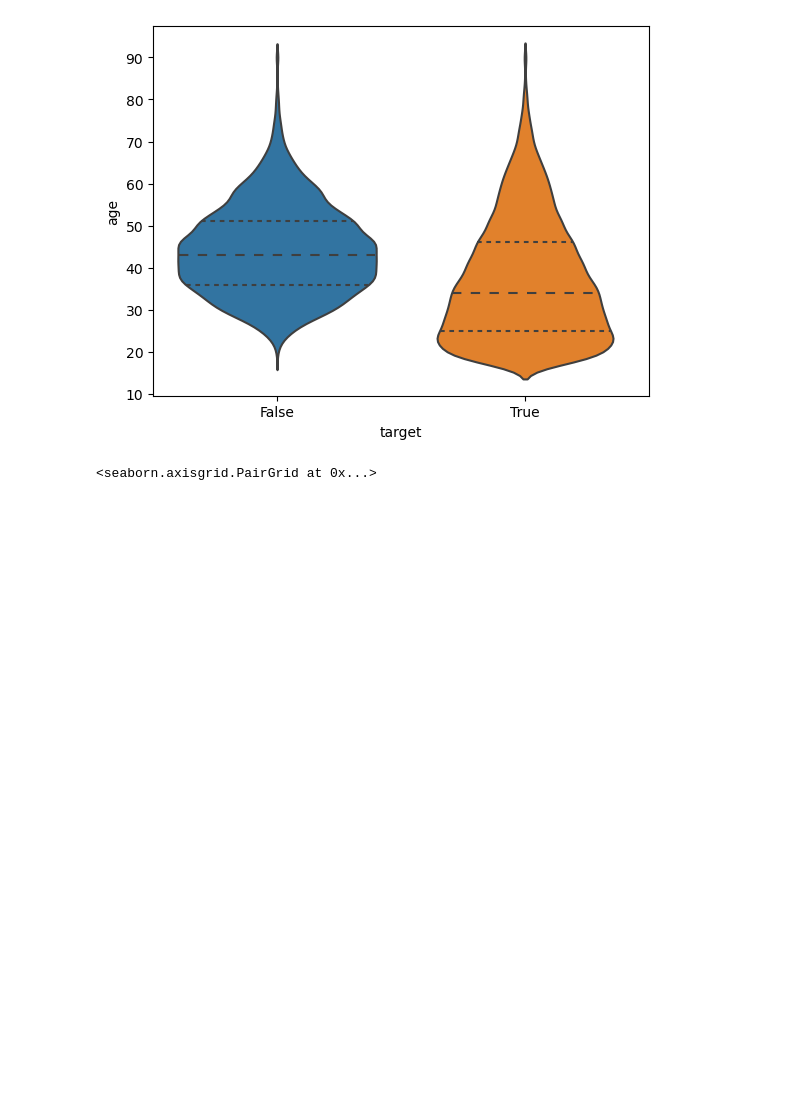
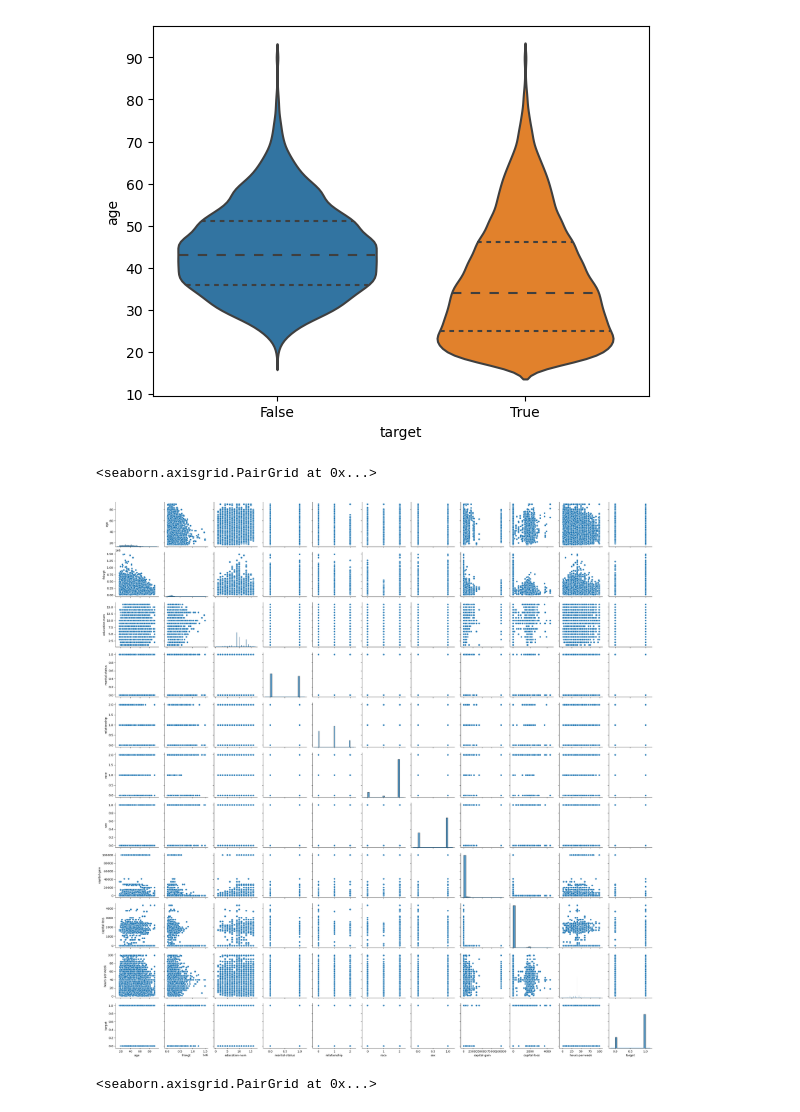
Before and after one commit to MR-ARMA/ML-Learning-Journey, a Jupyter notebook: Machine Learning/Data_Visualisation_sns/Clean_and_Visualize_Adult_Data.ipynb, the cells around one changed output. Drawn from its saved outputs; the diff is of its cells as text; code cells hidden in the pictures; blank space fills up the shorter version.

Commit message:
update data visualization

```diff
--- a/Machine Learning/Data_Visualisation_sns/Clean_and_Visualize_Adult_Data.ipynb
+++ b/Machine Learning/Data_Visualisation_sns/Clean_and_Visualize_Adult_Data.ipynb
@@ -74,0 +102,2 @@ dtype: int64
+# %%
+df = df.drop_duplicates()
@@ -280,6 +313,16 @@ sns.violinplot(data=df, x="target", y="age", inner="quartile", split=True)
 # %% [output]
 <Axes: xlabel='target', ylabel='age'>
 [figure]
+# %%
+g = sns.pairplot(
+    data=df,
+
+)
+
+g.map_diag(sns.kdeplot, )
+# %% [output]
+<seaborn.axisgrid.PairGrid at 0x...>
+[figure, added]
 # %%
 g = sns.pairplot(
     data=df,
```
Also changed, not shown: parts of 16 cells of this notebook, 1 other file.
